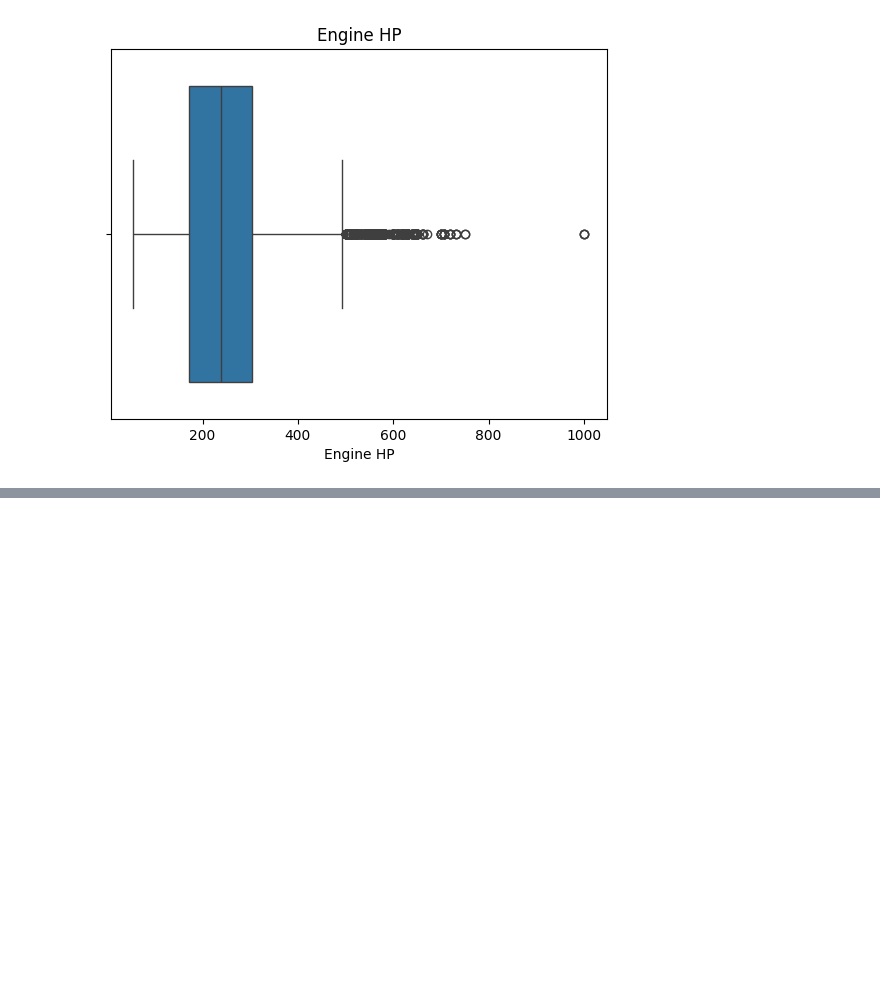
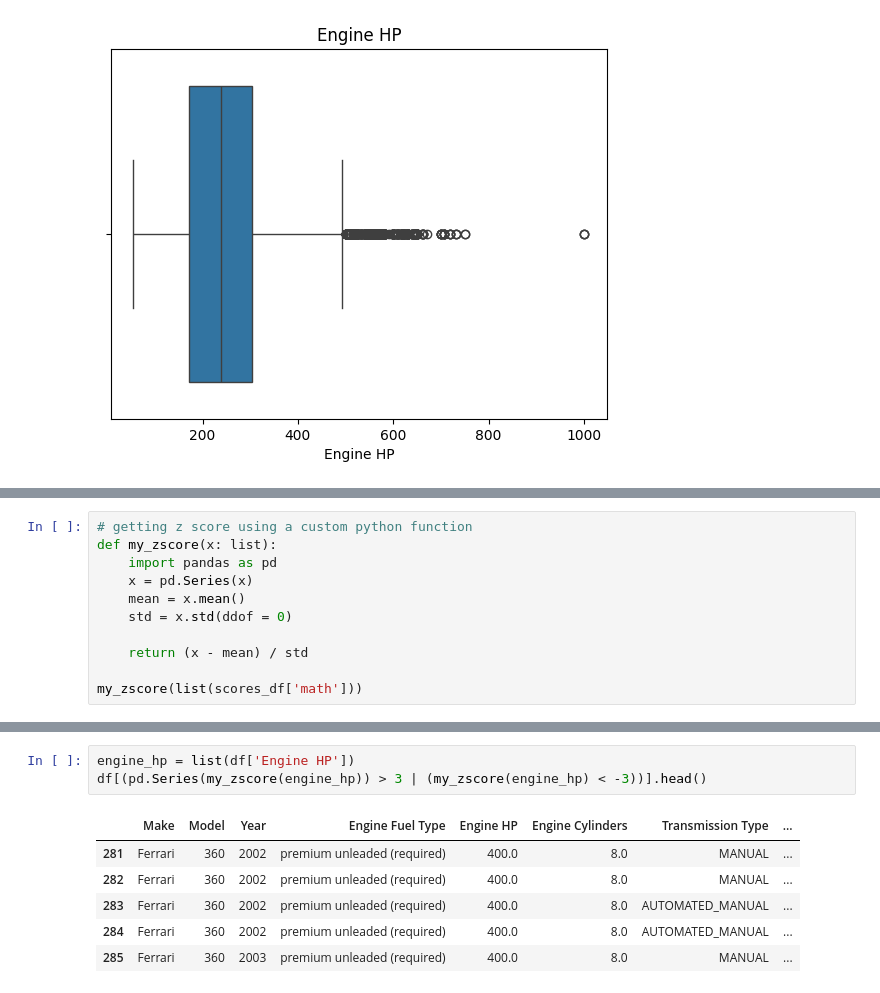
Before and after one commit to RDC28/ds-notes, a Jupyter notebook: EDA/eda.ipynb, the cells around one changed output, grey strips where cells are left out. Drawn from its saved outputs; the diff is of its cells as text; blank space fills up the shorter version.

```diff
--- a/EDA/eda.ipynb
+++ b/EDA/eda.ipynb
@@ -263,0 +306,11 @@ df[df['Engine HP'] > 499.5]
+# %%
+# getting z score using a custom python function
+def my_zscore(x: list):
+    import pandas as pd
+    x = pd.Series(x)
+    mean = x.mean()
+    std = x.std(ddof = 0)
+
+    return (x - mean) / std
+
+my_zscore(list(scores_df['math']))
@@ -263,0 +334,10 @@ df[df['Engine HP'] > 499.5]
+# %%
+engine_hp = list(df['Engine HP'])
+df[(pd.Series(my_zscore(engine_hp)) > 3 | (my_zscore(engine_hp) < -3))].head()
+# %% [output]
+|  | Make | Model | Year | Engine Fuel Type | Engine HP | Engine Cylinders | Transmission Type | ... |
+| 281 | Ferrari | 360 | 2002 | premium unleaded (required) | 400.0 | 8.0 | MANUAL | ... |
+| 282 | Ferrari | 360 | 2002 | premium unleaded (required) | 400.0 | 8.0 | MANUAL | ... |
+| 283 | Ferrari | 360 | 2002 | premium unleaded (required) | 400.0 | 8.0 | AUTOMATED_MANUAL | ... |
+| 284 | Ferrari | 360 | 2002 | premium unleaded (required) | 400.0 | 8.0 | AUTOMATED_MANUAL | ... |
+| 285 | Ferrari | 360 | 2003 | premium unleaded (required) | 400.0 | 8.0 | MANUAL | ... |
```
Also changed, not shown: parts of 17 cells of this notebook, 1 other file.
